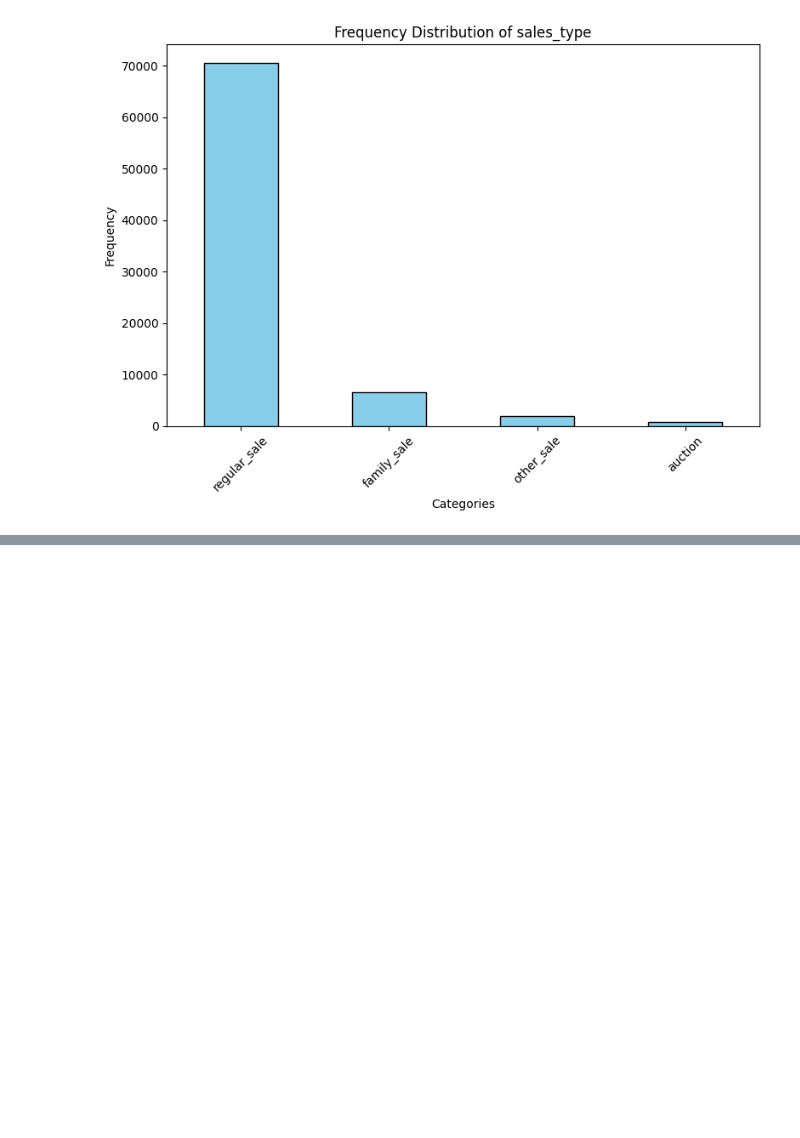
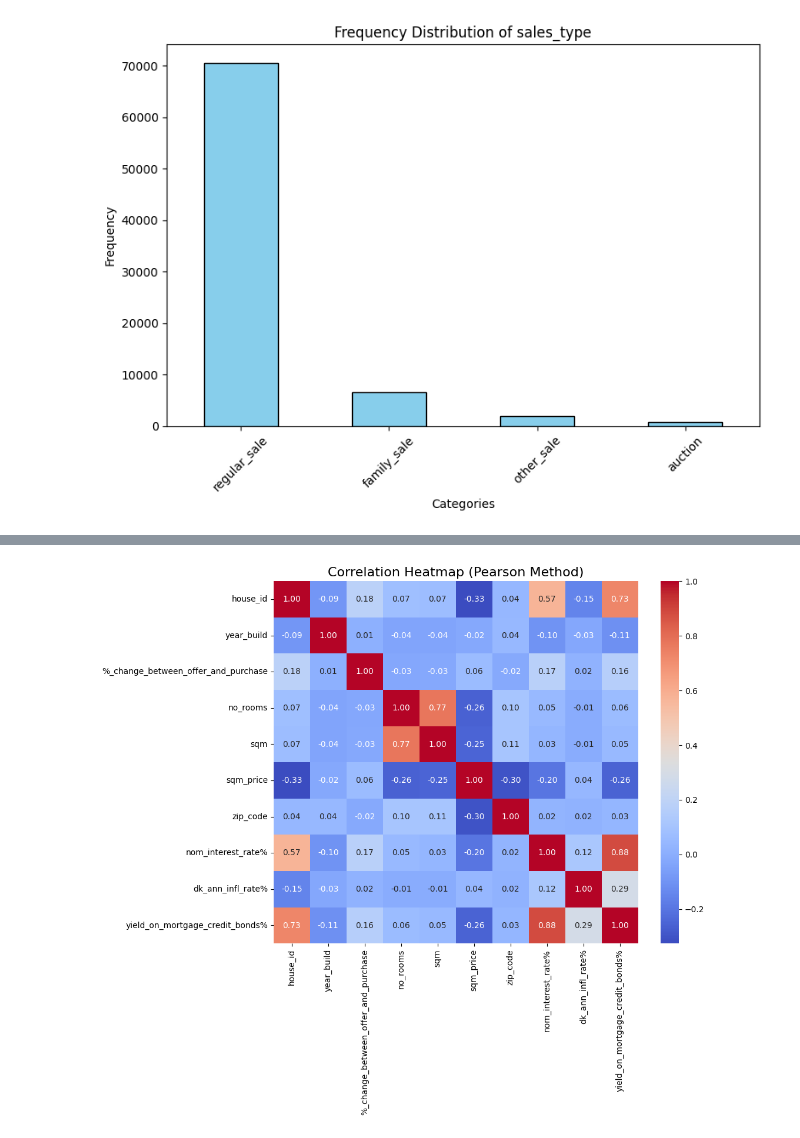
Before and after one commit to AndreiShelest/ML_house_prices, a Jupyter notebook: notebooks/Report_eda.ipynb, the cells around one changed output, grey strips where cells are left out. Drawn from its saved outputs; the diff is of its cells as text; code cells hidden in the pictures; blank space fills up the shorter version.

```diff
--- a/notebooks/Report_eda.ipynb
+++ b/notebooks/Report_eda.ipynb
@@ -217,3 +217,26 @@ plot_categorical_distribution(X_train,'sales_type')
 # %% [output]
 [interactive output not drawn]
 [figure]
+# %%
+def calculate_and_plot_correlations(dataframe, method='pearson', figsize=(10, 8), cmap='coolwarm'):
+    if not isinstance(dataframe, pd.DataFrame):
+        raise ValueError("Input must be a pandas DataFrame.")
+
+    # Select only numerical columns
+    numeric_data = dataframe.select_dtypes(include=['number'])
+
+    # Check if there are numerical columns
+    if numeric_data.empty:
+        raise ValueError("No numerical columns found in the DataFrame.")
+
+    # Compute the correlation matrix
+    correlation_matrix = numeric_data.corr(method=method)
+
+    # Plot the heatmap
+    plt.figure(figsize=figsize)
+    sns.heatmap(correlation_matrix, annot=True, fmt=".2f", cmap=cmap, cbar=True)
+    plt.title(f'Correlation Heatmap ({method.capitalize()} Method)', fontsize=16)
+    plt.show()
+# %%
+calculate_and_plot_correlations(X_train)
+# %% [output]
@@ -219,0 +244 @@ plot_categorical_distribution(X_train,'sales_type')
+[figure, added]
```
Also changed, not shown: parts of 3 cells of this notebook, 3 other files.
